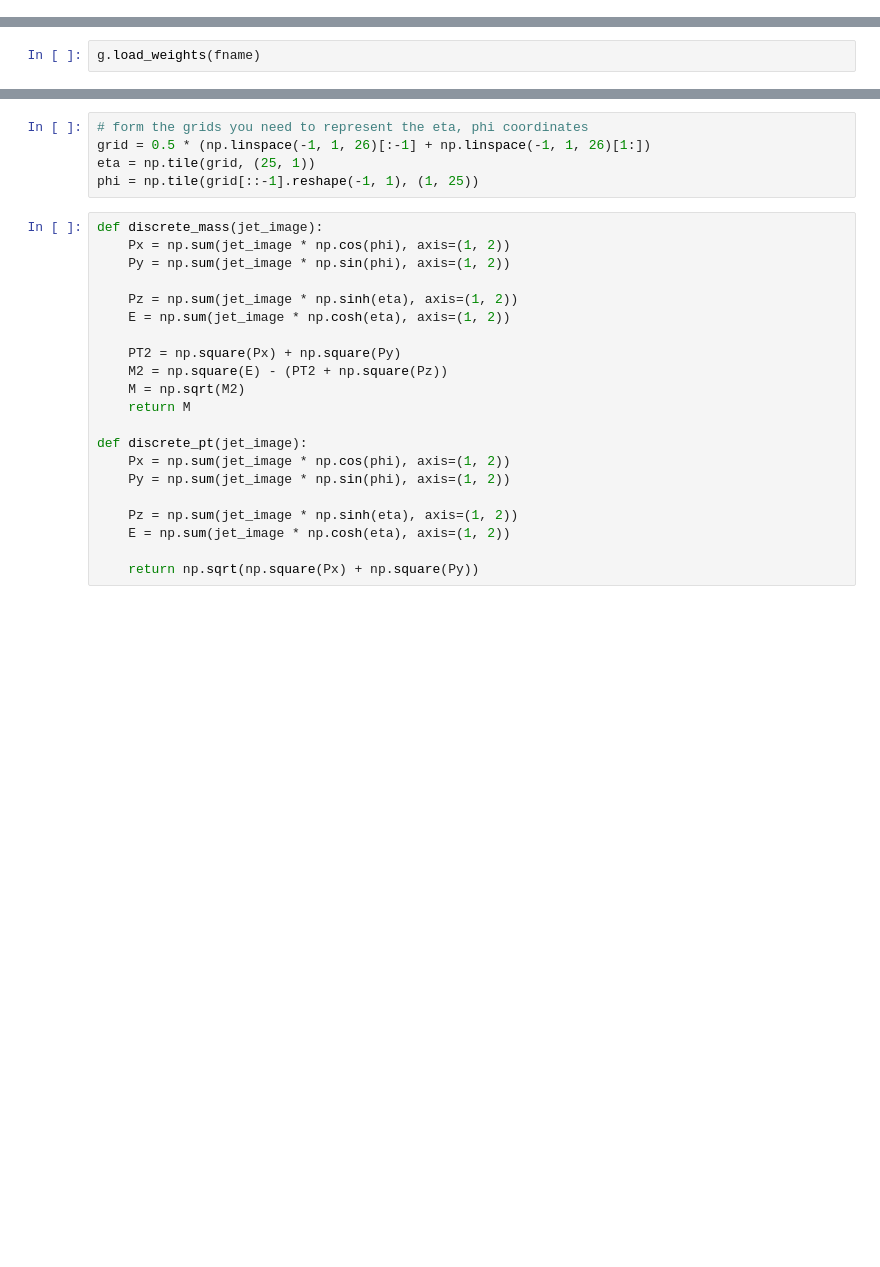
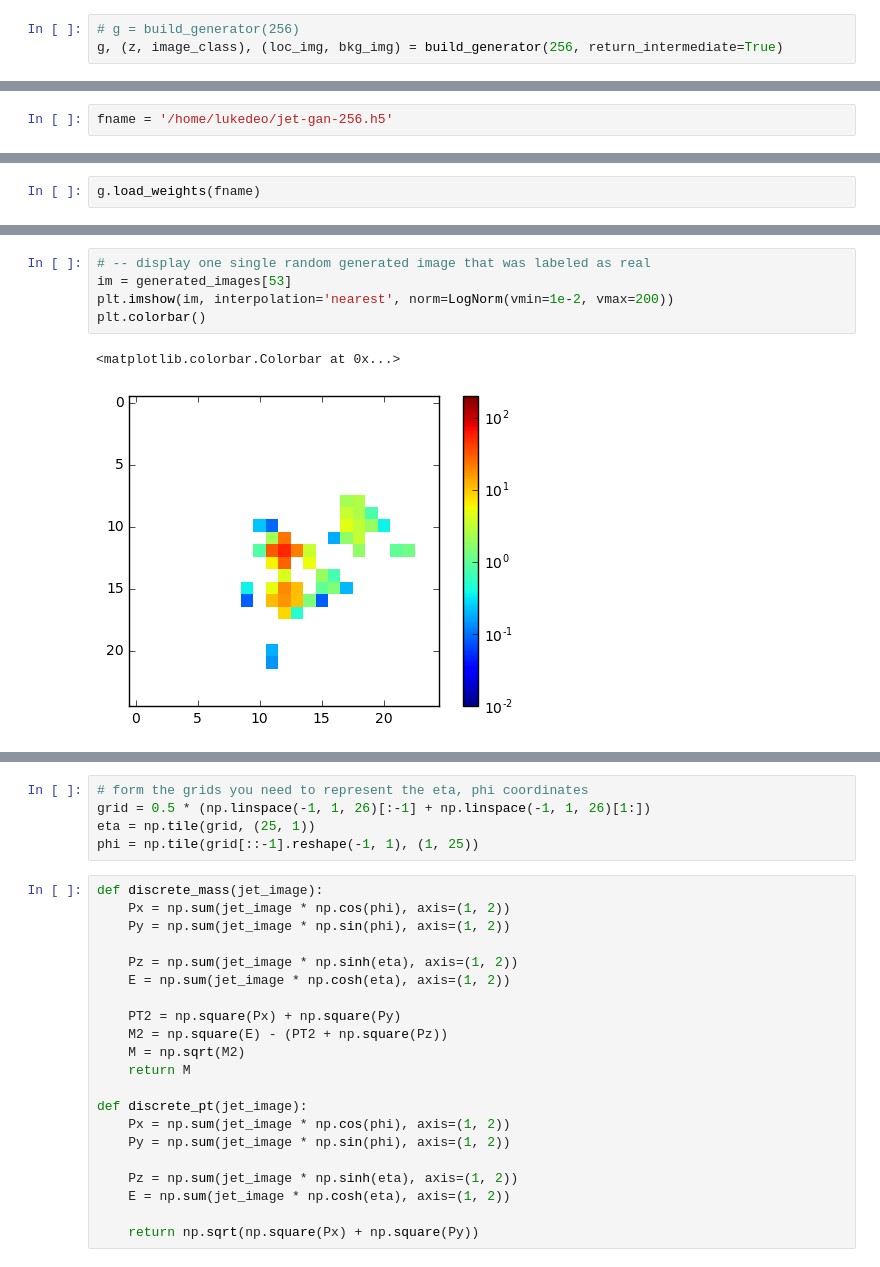
Before and after one commit to hep-lbdl/adversarial-jets, a Jupyter notebook: models/jet-gan.ipynb, the cells around one changed output, grey strips where cells are left out. Cells and saved outputs as stored; diff of their text form; blank space fills up the shorter version.

```diff
--- a/models/jet-gan.ipynb
+++ b/models/jet-gan.ipynb
@@ -18,0 +21,3 @@ g = build_generator(256)
+# %%
+# g = build_generator(256)
+g, (z, image_class), (loc_img, bkg_img) = build_generator(256, return_intermediate=True)
@@ -19,3 +28,5 @@ g = build_generator(256)
+# %%
+fname = '/home/lukedeo/jet-gan-256.h5'
 # %%
 # fname = sorted(glob('params_generator*'))[-1]
 # %%
@@ -70,0 +113,8 @@ plt.colorbar()
+# %%
+# -- display one single random generated image that was labeled as real
+im = generated_images[53]
+plt.imshow(im, interpolation='nearest', norm=LogNorm(vmin=1e-2, vmax=200))
+plt.colorbar()
+# %% [output]
+<matplotlib.colorbar.Colorbar at 0x...>
+[figure, added]
```
Also changed, not shown: parts of 75 cells of this notebook.
